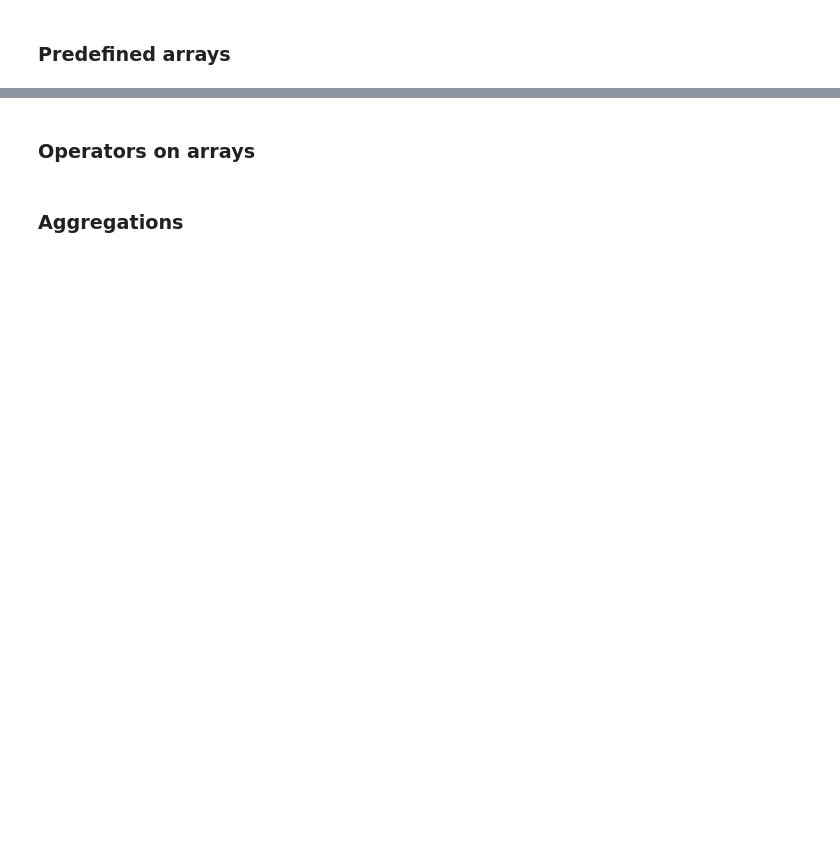
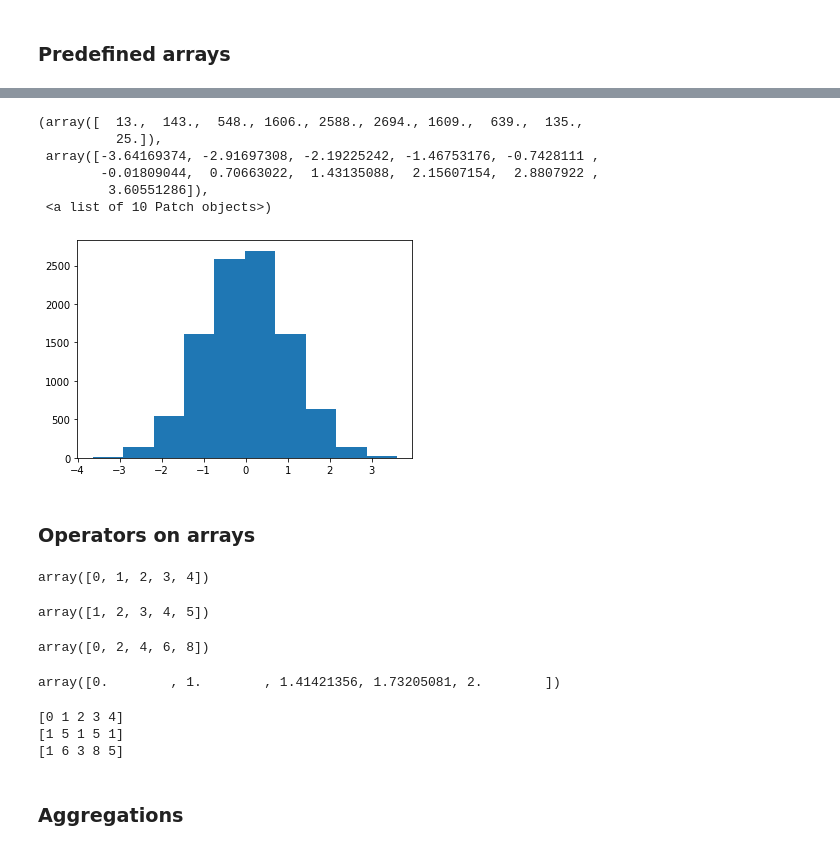
Before and after one commit to btel/2019-11-29-centrale-data-science-tutorial, a Jupyter notebook: tutorial_template_part_1.ipynb, the cells around one changed output, grey strips where cells are left out. Cells and saved outputs as stored; diff of their text form; code cells hidden in the pictures; blank space fills up the shorter version.

```diff
--- a/tutorial_template_part_1.ipynb
+++ b/tutorial_template_part_1.ipynb
@@ -26,4 +63,40 @@ Image('data-science-venn-diagram.jpg', width=500)
+# %%
+plt.hist(random_numbers)
+# %% [output]
+(array([  13.,  143.,  548., 1606., 2588., 2694., 1609.,  639.,  135.,
+          25.]),
+ array([-3.64169374, -2.91697308, -2.19225242, -1.46753176, -0.7428111 ,
+        -0.01809044,  0.70663022,  1.43135088,  2.15607154,  2.8807922 ,
+         3.60551286]),
+ <a list of 10 Patch objects>)
+[figure, added]
 # %% [markdown]
 ### Operators on arrays
+# %%
+a = np.arange(5)
+a
+# %% [output]
+array([0, 1, 2, 3, 4])
+# %%
+a + 1
+# %% [output]
+array([1, 2, 3, 4, 5])
+# %%
+a * 2
+# %% [output]
+array([0, 2, 4, 6, 8])
+# %%
+np.sqrt(a)
+# %% [output]
+array([0.        , 1.        , 1.41421356, 1.73205081, 2.        ])
+# %%
+b = np.array([1, 5, 1, 5, 1])
+print(a)
+print(b)
+print(a + b)
+# %% [output]
+[0 1 2 3 4]
+[1 5 1 5 1]
+[1 6 3 8 5]
 # %% [markdown]
 ### Aggregations
```
Also changed, not shown: parts of 44 cells of this notebook, 2 other files.
